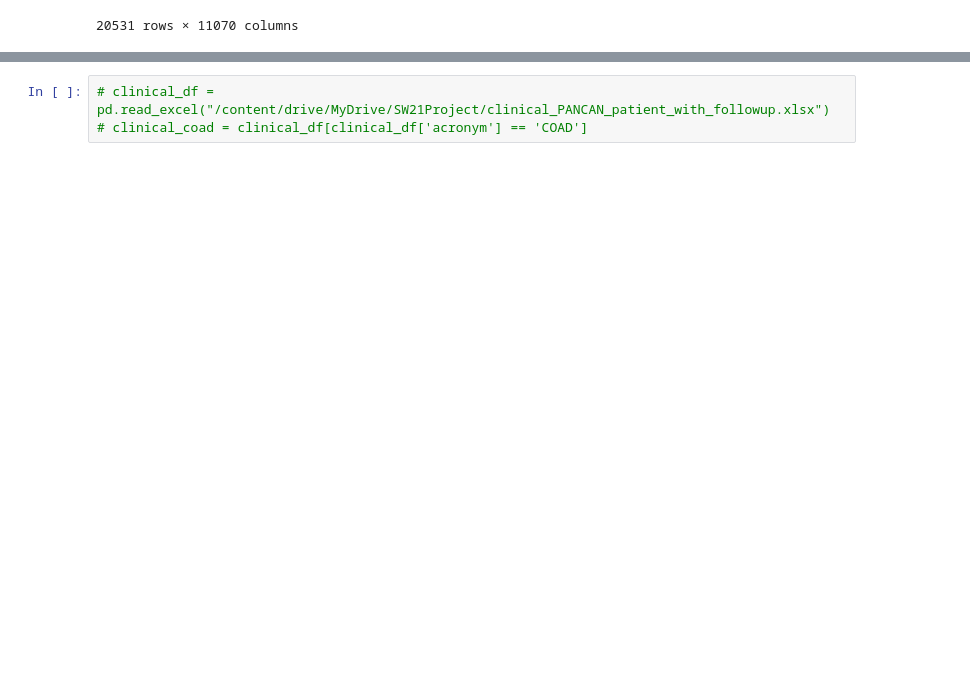
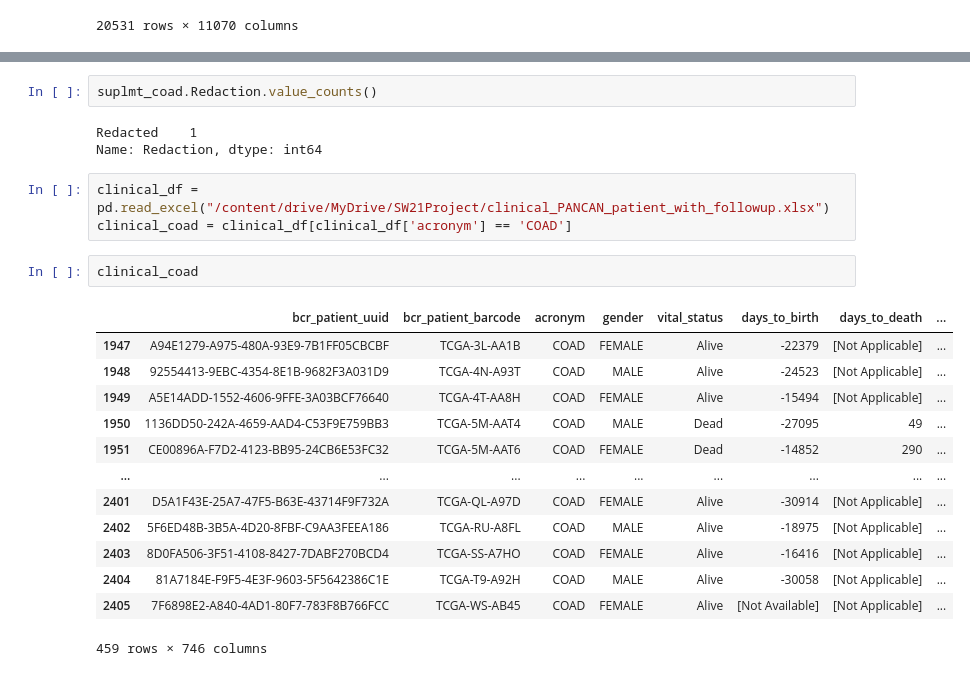
Before and after one commit to Dohyeon0224/SwUniv_CancerGene_Analysis, a Jupyter notebook: Colab_Notebook/TCGA_durg_res,_gene_exp_SUHO.ipynb, the cells around one changed output, grey strips where cells are left out. Saved outputs shown, nothing was run; the diff lists cells and outputs as text; blank space fills up the shorter version.

```diff
--- a/Colab_Notebook/TCGA_durg_res,_gene_exp_SUHO.ipynb
+++ b/Colab_Notebook/TCGA_durg_res,_gene_exp_SUHO.ipynb
@@ -377,3 +450,24 @@ gene_exp
+# %%
+suplmt_coad.Redaction.value_counts()
+# %% [output]
+Redacted    1
+Name: Redaction, dtype: int64
 # %%
-# clinical_df = pd.read_excel("/content/drive/MyDrive/SW21Project/clinical_PANCAN_patient_with_followup.xlsx")
-# clinical_coad = clinical_df[clinical_df['acronym'] == 'COAD']
+clinical_df = pd.read_excel("/content/drive/MyDrive/SW21Project/clinical_PANCAN_patient_with_followup.xlsx")
+clinical_coad = clinical_df[clinical_df['acronym'] == 'COAD']
+# %%
+clinical_coad
+# %% [output]
+|  | bcr_patient_uuid | bcr_patient_barcode | acronym | gender | vital_status | days_to_birth | days_to_death | ... |
+| 1947 | A94E1279-A975-480A-93E9-7B1FF05CBCBF | TCGA-3L-AA1B | COAD | FEMALE | Alive | -22379 | [Not Applicable] | ... |
+| 1948 | 92554413-9EBC-4354-8E1B-9682F3A031D9 | TCGA-4N-A93T | COAD | MALE | Alive | -24523 | [Not Applicable] | ... |
+| 1949 | A5E14ADD-1552-4606-9FFE-3A03BCF76640 | TCGA-4T-AA8H | COAD | FEMALE | Alive | -15494 | [Not Applicable] | ... |
+| 1950 | 1136DD50-242A-4659-AAD4-C53F9E759BB3 | TCGA-5M-AAT4 | COAD | MALE | Dead | -27095 | 49 | ... |
+| 1951 | CE00896A-F7D2-4123-BB95-24CB6E53FC32 | TCGA-5M-AAT6 | COAD | FEMALE | Dead | -14852 | 290 | ... |
+| ... | ... | ... | ... | ... | ... | ... | ... | ... |
+| 2401 | D5A1F43E-25A7-47F5-B63E-43714F9F732A | TCGA-QL-A97D | COAD | FEMALE | Alive | -30914 | [Not Applicable] | ... |
+| 2402 | 5F6ED48B-3B5A-4D20-8FBF-C9AA3FEEA186 | TCGA-RU-A8FL | COAD | MALE | Alive | -18975 | [Not Applicable] | ... |
+| 2403 | 8D0FA506-3F51-4108-8427-7DABF270BCD4 | TCGA-SS-A7HO | COAD | FEMALE | Alive | -16416 | [Not Applicable] | ... |
+| 2404 | 81A7184E-F9F5-4E3F-9603-5F5642386C1E | TCGA-T9-A92H | COAD | MALE | Alive | -30058 | [Not Applicable] | ... |
+| 2405 | 7F6898E2-A840-4AD1-80F7-783F8B766FCC | TCGA-WS-AB45 | COAD | FEMALE | Alive | [Not Available] | [Not Applicable] | ... |
+459 rows × 746 columns
```
Also changed, not shown: parts of 14 cells of this notebook.
